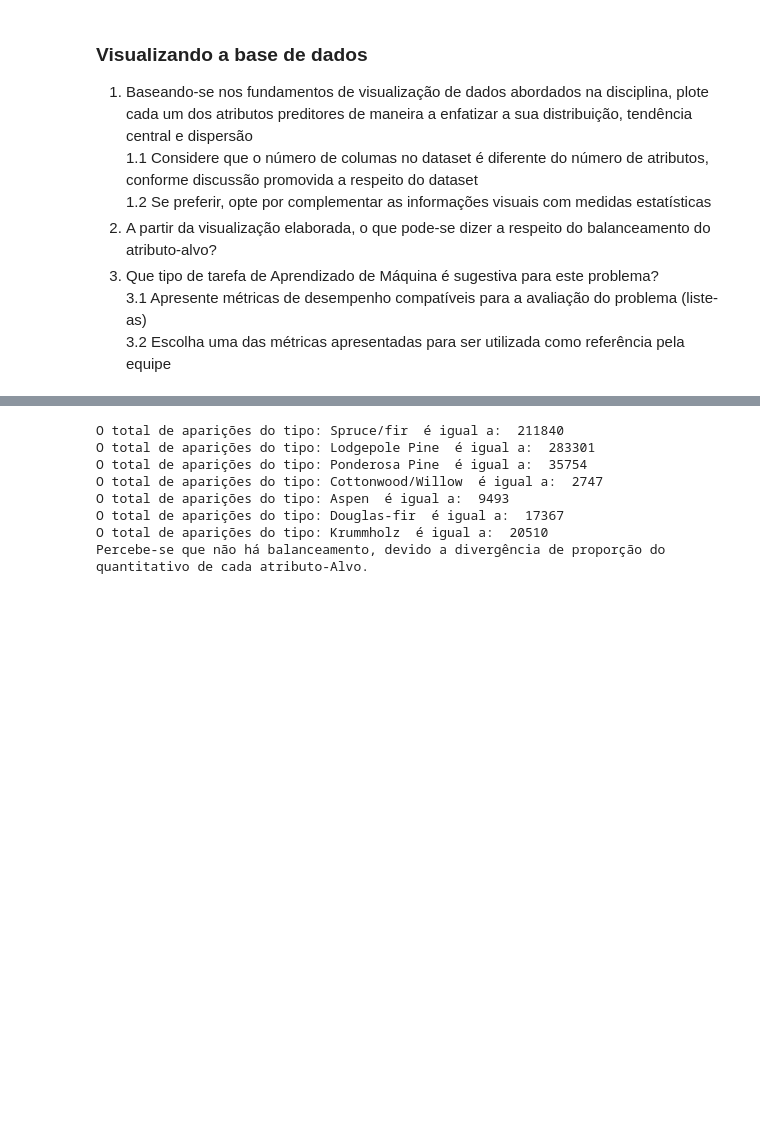
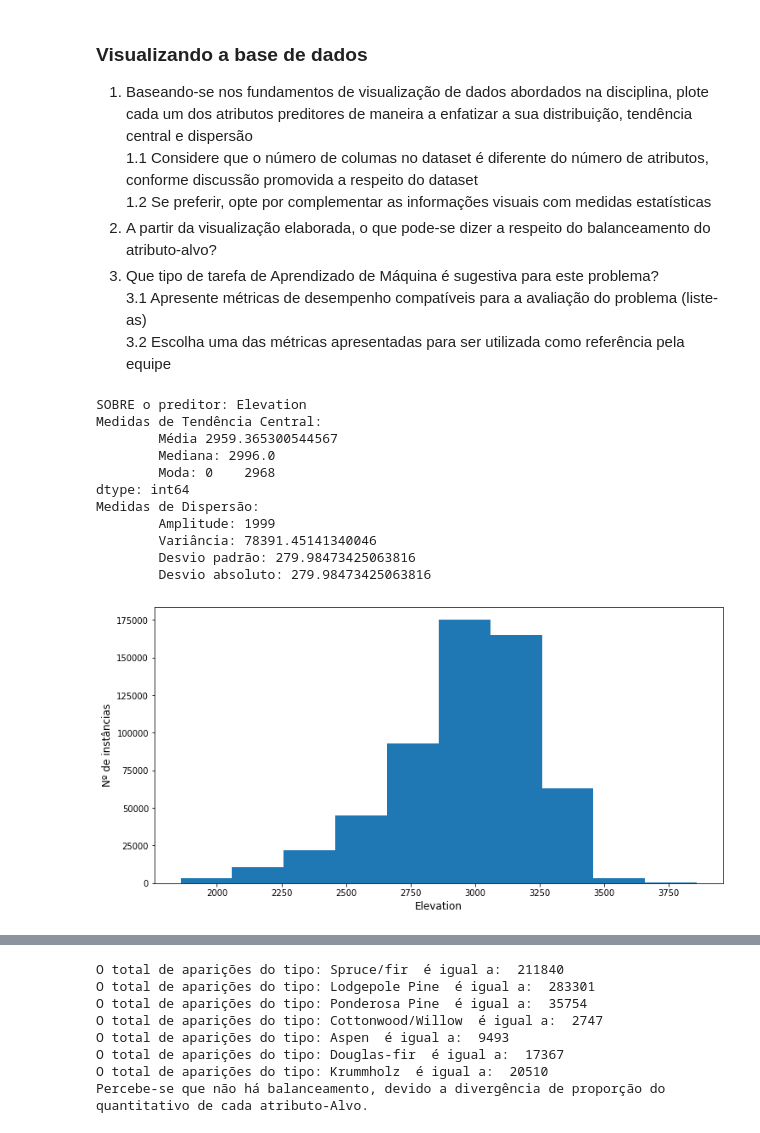
Before and after one commit to elloa-uea/projeto-pratico-3-rna-pp3-ultima-hora, a Jupyter notebook: notebooks/PP3.2 - Conhecendo o Conjunto de Dados.ipynb, the cells around one changed output, grey strips where cells are left out. Cells and saved outputs as stored; diff of their text form; code cells hidden in the pictures; blank space fills up the shorter version.

```diff
--- a/notebooks/PP3.2 - Conhecendo o Conjunto de Dados.ipynb
+++ b/notebooks/PP3.2 - Conhecendo o Conjunto de Dados.ipynb
@@ -166,6 +168,22 @@ def plotar(valor):
     plt.ylabel('Nº de instâncias', fontsize=12)
     plt.xlabel(valor,fontsize=12)
     graf=plt.hist(df[valor])
+# %%
+calc_medidas("Elevation")
+plotar("Elevation")
+# %% [output]
+SOBRE o preditor: Elevation
+Medidas de Tendência Central:
+        Média 2959.365300544567
+        Mediana: 2996.0
+        Moda: 0    2968
+dtype: int64
+Medidas de Dispersão:
+        Amplitude: 1999
+        Variância: 78391.45141340046
+        Desvio padrão: 279.98473425063816
+        Desvio absoluto: 279.98473425063816
+[figure, added]
 # %%
 calc_medidas("Aspect")
 plotar("Aspect")
```
Also changed, not shown: parts of 12 cells of this notebook.
